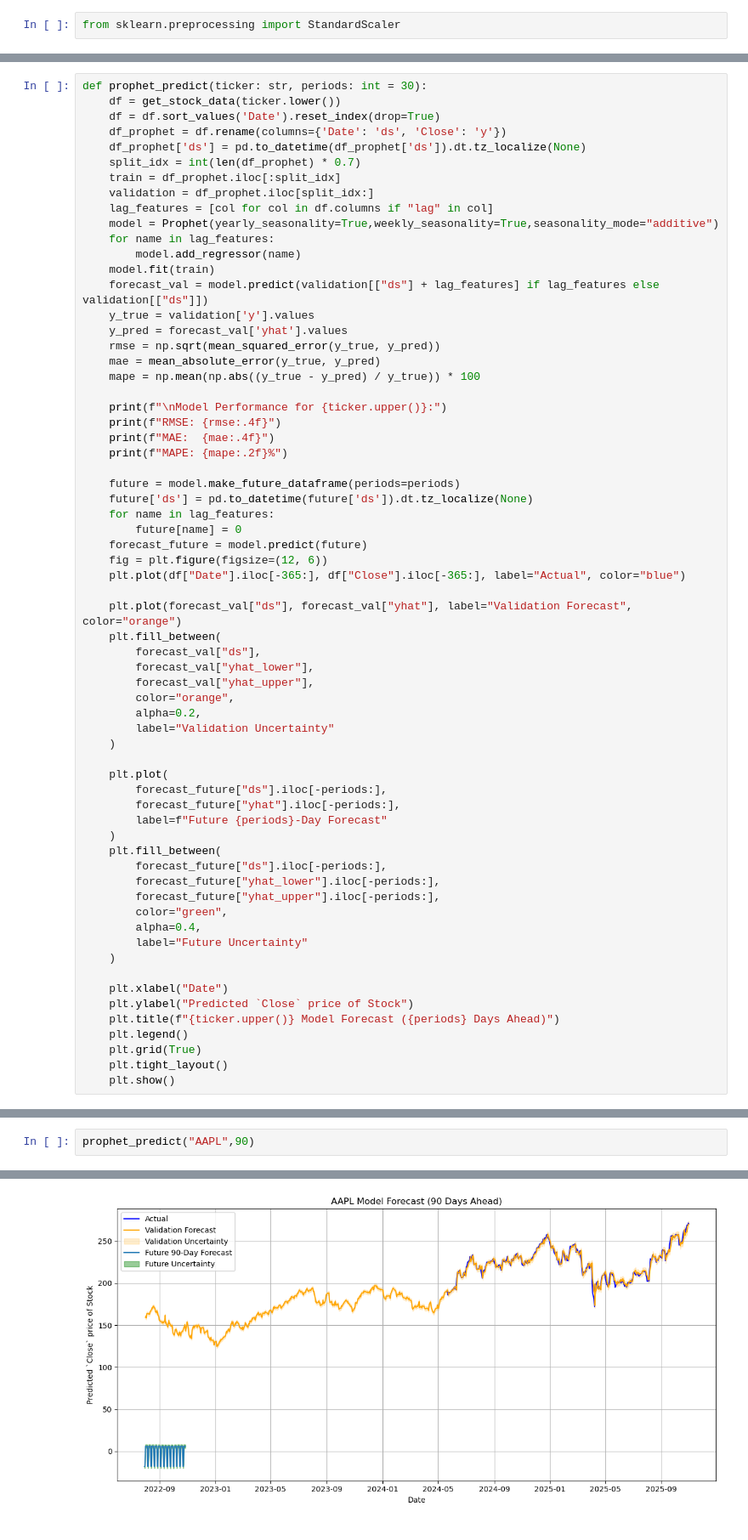
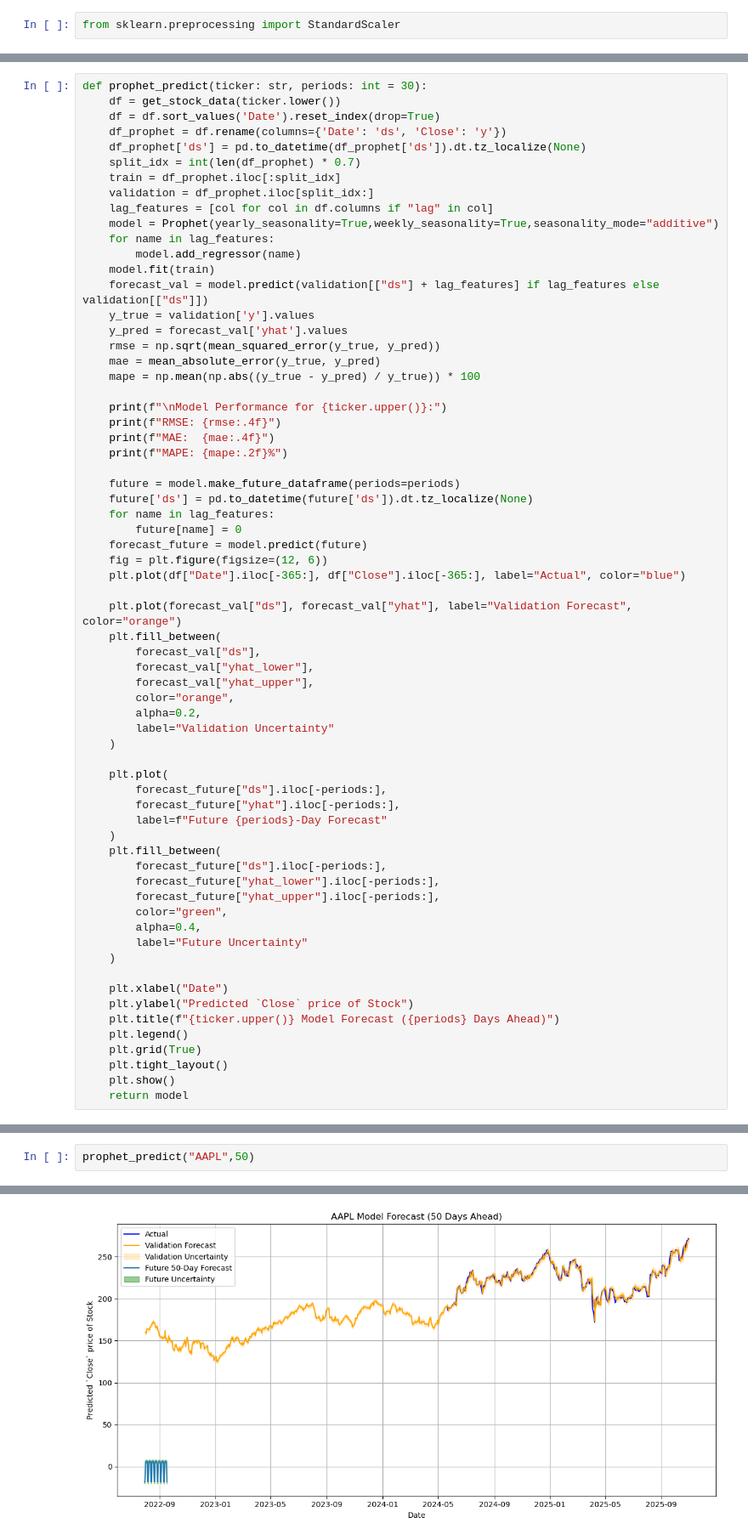
Before and after one commit to AksAad/ForeSyt, a Jupyter notebook: Notebooks/Train_Models.ipynb, the cells around one changed output, grey strips where cells are left out. Shown at 85% size. Saved outputs shown, nothing was run; the diff lists cells and outputs as text.

```diff
--- a/Notebooks/Train_Models.ipynb
+++ b/Notebooks/Train_Models.ipynb
@@ -202,6 +210,7 @@ def prophet_predict(ticker: str, periods: int = 30):
     plt.grid(True)
     plt.tight_layout()
     plt.show()
+    return model
 # %%
 prophet_predict("NVDA")
 # %% [output]
@@ -215,3 +225,3 @@ MAPE: 2.55%
 # %%
-prophet_predict("AAPL",90)
+prophet_predict("AAPL",50)
 # %% [output]
@@ -220,5 +230,5 @@ prophet_predict("AAPL",90)
 Model Performance for AAPL:
 RMSE: 3.4564
 MAE:  2.3941
 MAPE: 1.28%
-[figure, old version]
+[figure, new version]
```
Also changed, not shown: parts of 9 cells of this notebook, 3 other files.
